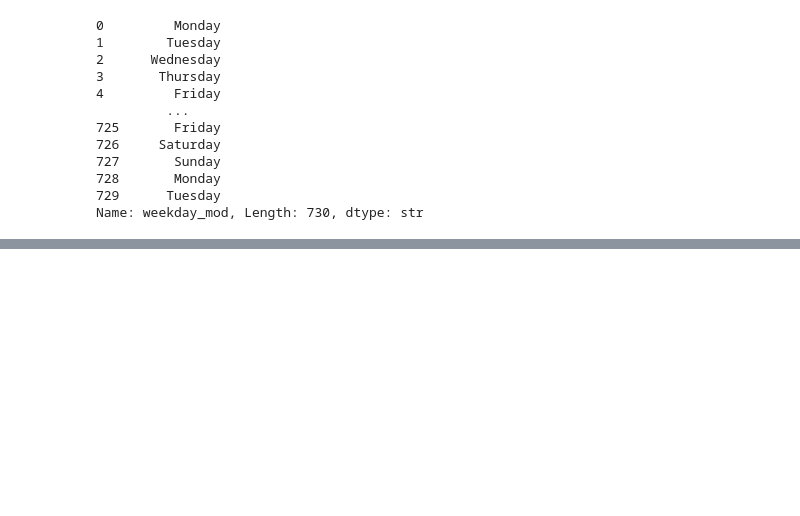
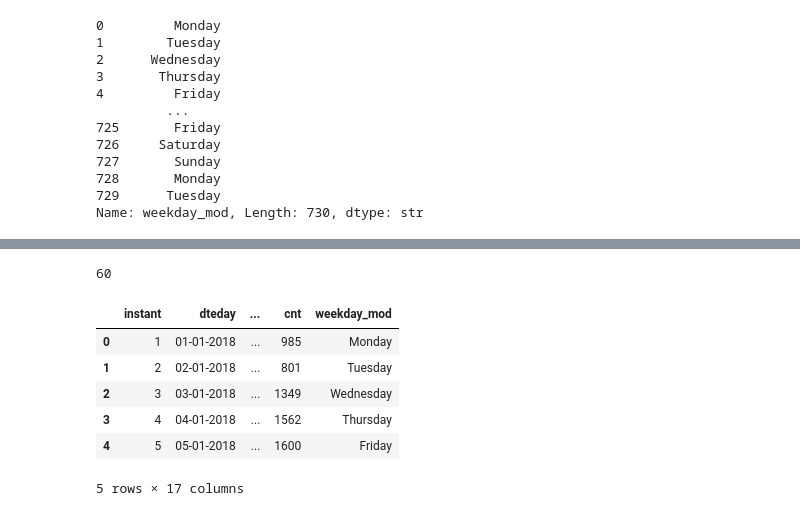
Before and after one commit to Sujay-Muramalla/DS_C247_Project, a Jupyter notebook: DS_S10.ipynb, the cells around one changed output, grey strips where cells are left out. Saved outputs shown, nothing was run; the diff lists cells and outputs as text; code cells hidden in the pictures; blank space fills up the shorter version.

```diff
--- a/DS_S10.ipynb
+++ b/DS_S10.ipynb
@@ -240,0 +316,16 @@ Name: weekday_mod, Length: 730, dtype: str
+# %%
+pd.get_option("display.max_rows")
+# %% [output]
+60
+# %%
+pd.set_option("display.max_columns",5)
+# %%
+df.head()
+# %% [output]
+|  | instant | dteday | ... | cnt | weekday_mod |
+| 0 | 1 | 01-01-2018 | ... | 985 | Monday |
+| 1 | 2 | 02-01-2018 | ... | 801 | Tuesday |
+| 2 | 3 | 03-01-2018 | ... | 1349 | Wednesday |
+| 3 | 4 | 04-01-2018 | ... | 1562 | Thursday |
+| 4 | 5 | 05-01-2018 | ... | 1600 | Friday |
+5 rows × 17 columns
```
Also changed, not shown: parts of 23 cells of this notebook.
